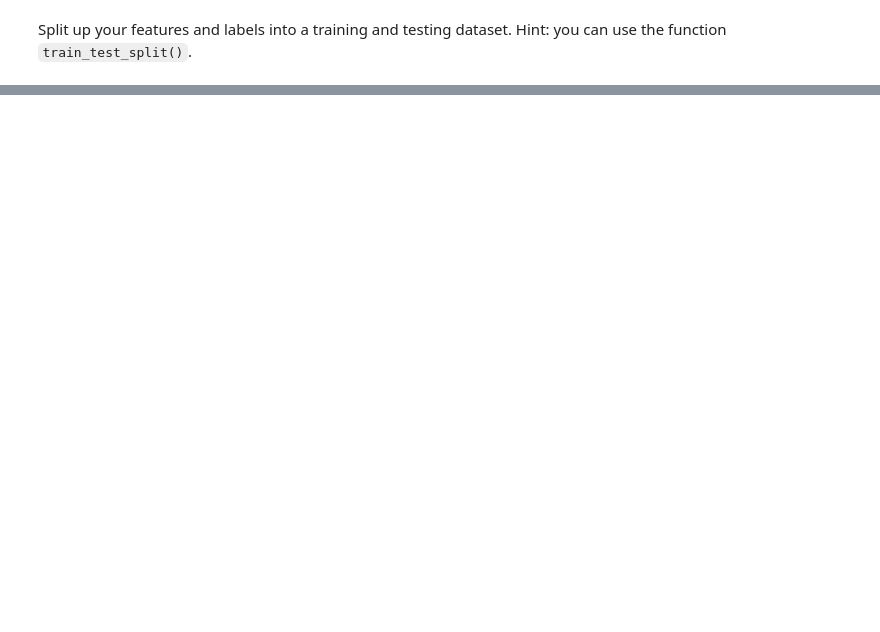
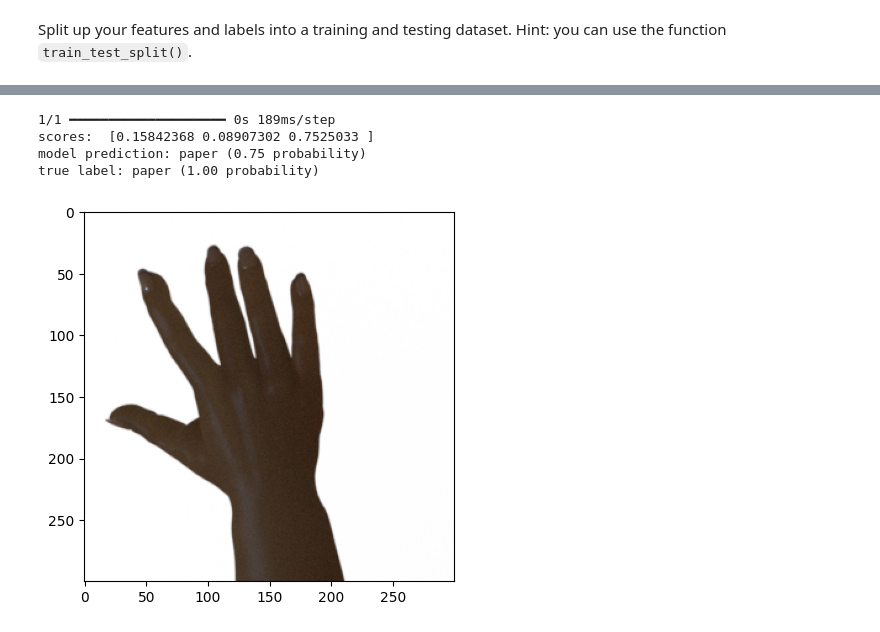
Before and after one commit to krithikp2100/ai-ml, a Jupyter notebook: Part_2__Building_and_Evaluating_a_Model.ipynb, the cells around one changed output, grey strips where cells are left out. Saved outputs shown, nothing was run; the diff lists cells and outputs as text; code cells hidden in the pictures; blank space fills up the shorter version.

```diff
--- a/Part_2__Building_and_Evaluating_a_Model.ipynb
+++ b/Part_2__Building_and_Evaluating_a_Model.ipynb
@@ -509,0 +217,9 @@ How many of each True Positives, True Negatives, False Positives and False Negat
+# %%
+#@title Example Solution
+X = np.expand_dims(X, axis=-1)
+
+X_train, X_test, y_train, y_test = train_test_split(X, y)
+print('shape of X_train:', X_train.shape)
+print('shape of y_train:', y_train.shape)
+print('shape of X_test:', X_test.shape)
+print('shape of y_test:', y_test.shape)
@@ -509,0 +466,7 @@ How many of each True Positives, True Negatives, False Positives and False Negat
+# %%
+metrics_to_track = ['categorical_crossentropy', 'accuracy'] # Fill in with a list of metrics here
+
+c_c_c.compile(loss='categorical_crossentropy',
+              optimizer='rmsprop',
+              metrics=metrics_to_track)
+c_c_c.summary()
@@ -509,0 +519,5 @@ How many of each True Positives, True Negatives, False Positives and False Negat
+# %%
+# Fit your model using the .fit() function.
+### YOUR CODE HERE ###
+c_c_c.fit(X_train,y_train,
+          validation_data = (X_test,y_test), epochs = 2, batch_size = 64)
@@ -722,0 +585,29 @@ Every model you build and every enhancement you implement is a step closer to ma
+# %%
+one_hot_encoding_to_label_dict = {np.argmax(ohe):label for ohe, label in zip(labels_ohe, labels)}
+def ScoreVectorToPredictions(prob_vector):
+  class_num = np.argmax(prob_vector) # Find which element in the vector has the highest score.
+  class_name = one_hot_encoding_to_label_dict[class_num] # Figure out the label that corresponds to this element.
+  return class_name, max(prob_vector) # Return the label as well as the probabilty that the model assigned to this prediction.
+
+# Predict on the first three images from the test dataset
+# (you could predict on all of the samples, just doing 3 for speed)
+scores = c_c_c.predict(X_test[:3])
+print('scores: ', scores[0])
+
+# Use the score_vector_to_predcitions vector to get the model predictions, as well as the original label.
+class_name, prob = ScoreVectorToPredictions(scores[0]) # Get the model predictions and associated probabilitie
+true_label, true_prob = ScoreVectorToPredictions(y_test[0]) # Get the true labels (we know the "true" probabilities - 100%)
+
+print('model prediction: %s (%.02f probability)' % (class_name, prob)) # Here's another fun way to combine strings/variable values.
+print('true label: %s (%.02f probability)' % (true_label, true_prob)) # Here's another fun way to combine strings/variable values.
+
+# Let's take a look at the image as well.
+plt.figure()
+plt.imshow(X_test[0], cmap='gray') # Looking at the first "color channel" (even though we are only using one.)
+plt.show()
+# %% [output]
+1/1 ━━━━━━━━━━━━━━━━━━━━ 0s 189ms/step
+scores:  [0.15842368 0.08907302 0.7525033 ]
+model prediction: paper (0.75 probability)
+true label: paper (1.00 probability)
+[figure, added]
```
Also changed, not shown: parts of 139 cells of this notebook.
